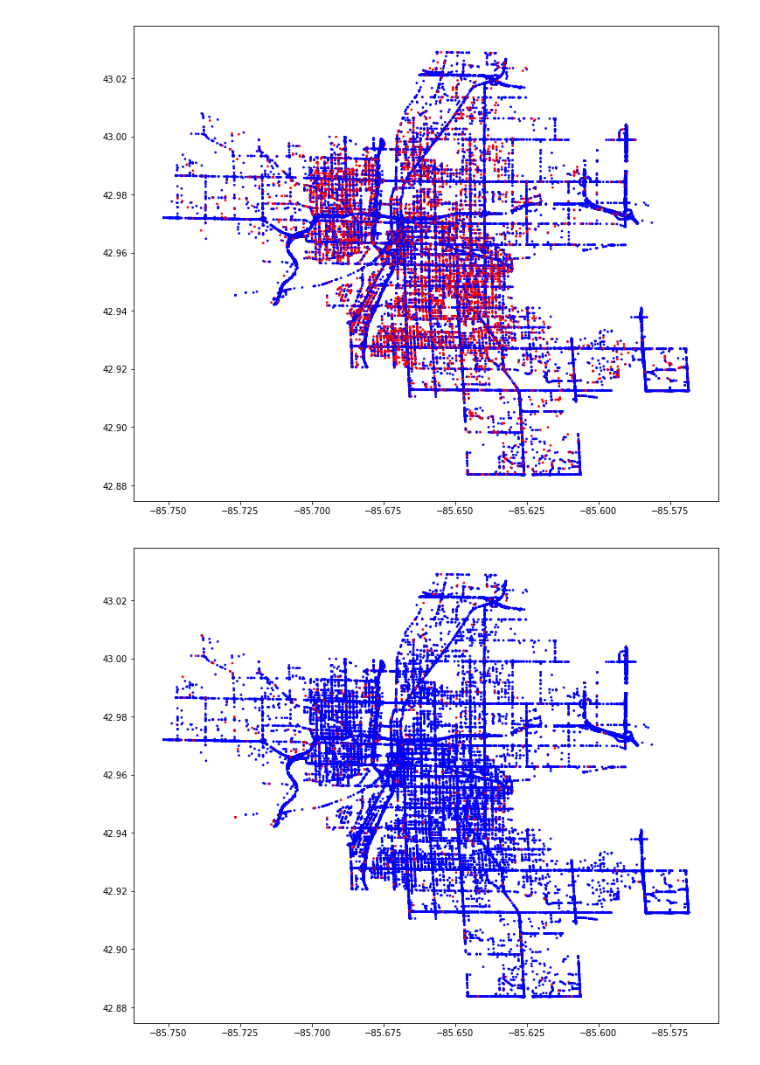
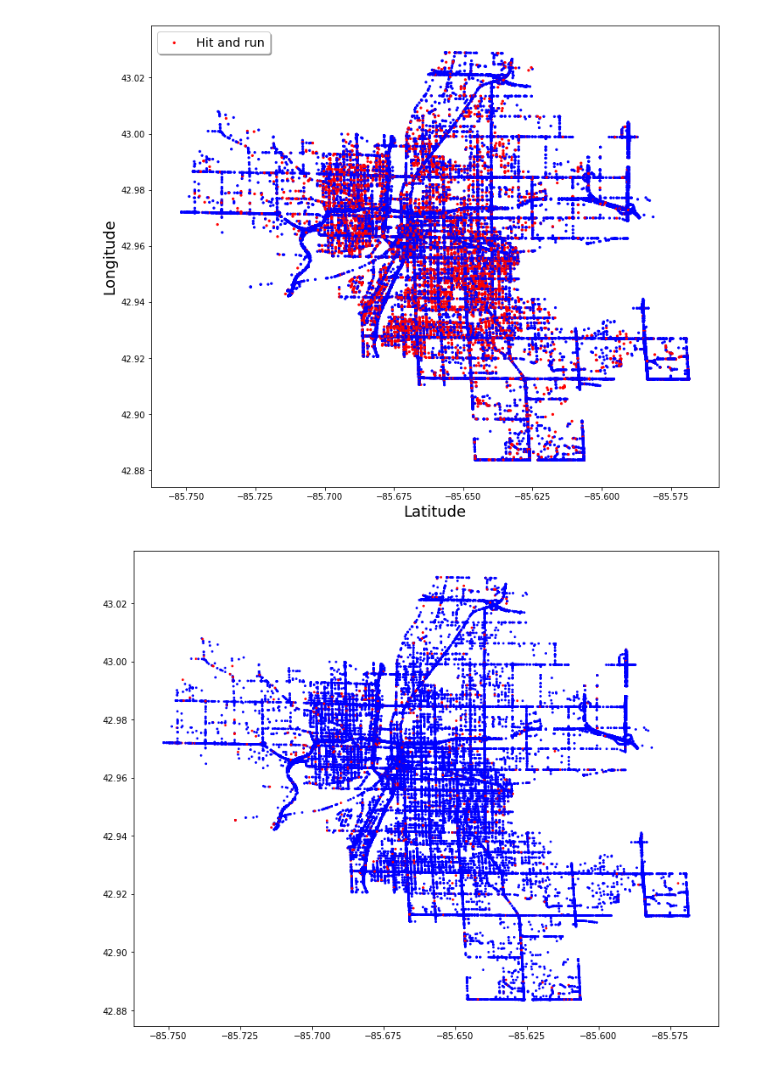
Before and after one commit to collinprather/Big-Data-Ignite-2018, a Jupyter notebook: GR_Crash_EDA.ipynb, the cells around one changed output. Drawn from its saved outputs; the diff is of its cells as text; code cells hidden in the pictures.

```diff
--- a/GR_Crash_EDA.ipynb
+++ b/GR_Crash_EDA.ipynb
@@ -18,15 +39,20 @@ crash.head(4)
 # %%
 # Visualizing Hit and Runs
 # It appears that hit and runs are much less likely to occur on the mianroads/highways
 fig, ax = plt.subplots(figsize=(12,10))
 
 colors = {'Yes':'red', 'No':'blue'}
 
-ax.scatter(crash.X, crash.Y, c=crash.HITANDRUN.apply(lambda x: colors[x]), s=3)
+ax.scatter(crash.X, crash.Y, c=crash.HITANDRUN.apply(lambda x: colors[x]), s=5)
+ax.legend(('Hit and run', 'Not hit and run'),
+           loc='upper left', shadow=True, fontsize = 'x-large')
+ax.set_xlabel('Latitude', fontsize=18)
+ax.set_ylabel('Longitude', fontsize=18)
 
+plt.savefig('Beamer/Figures/coords_graphed_hitnrun.png')
 plt.show()
 # %% [output]
-[figure, old version]
+[figure, new version]
 # %%
 # Visualizing drunk drivers
 fig, ax = plt.subplots(figsize=(12,10))
```
Also changed, not shown: parts of 15 cells of this notebook, 18 other files.
